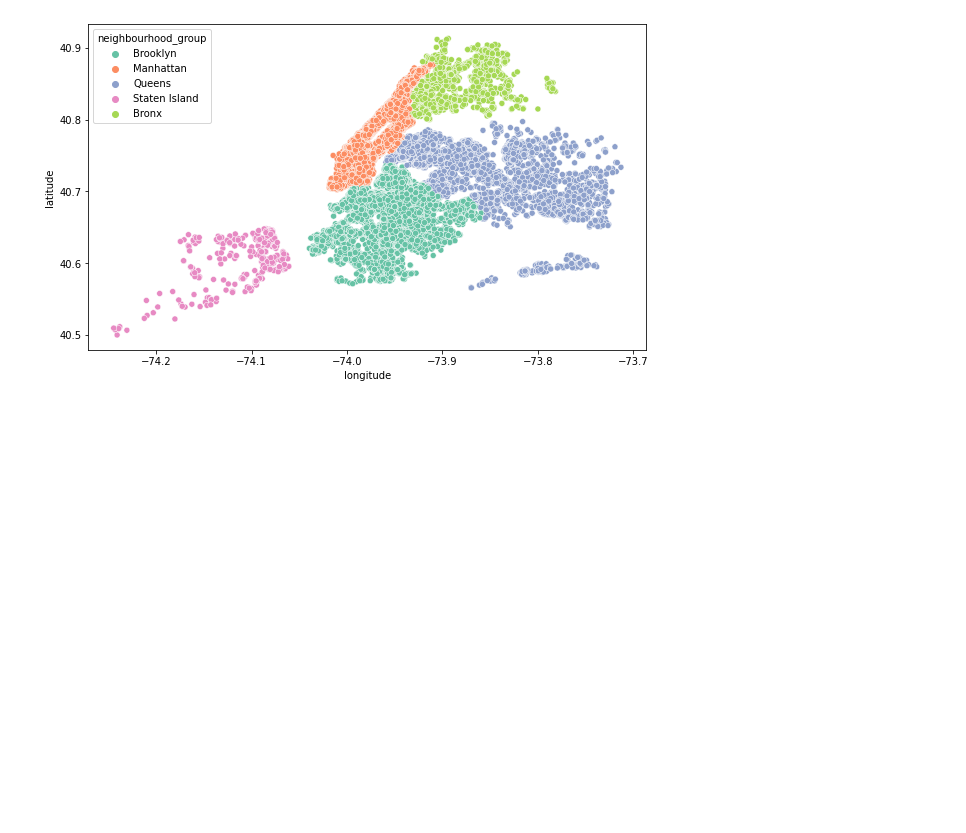
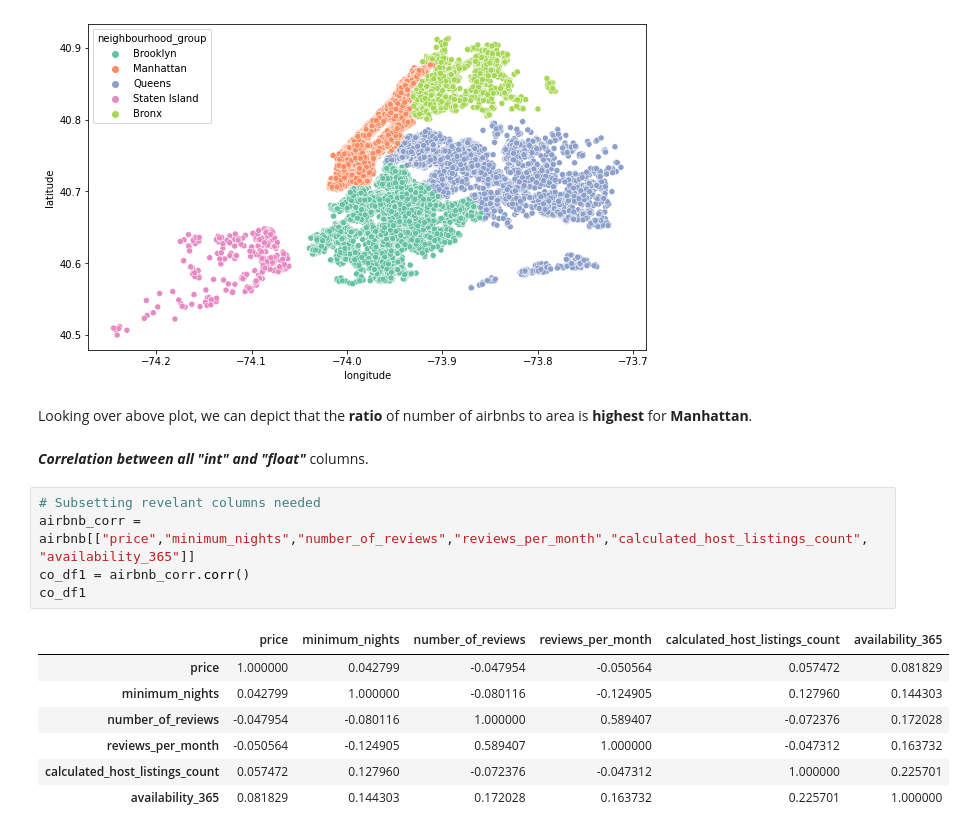
Before and after one commit to abhinavsingh-github/airbnb-booking-analysis, a Jupyter notebook: Abhinav_Singh_Airbnb_Bookings_Analysis_Capstone_Project.ipynb, the cells around one changed output. Saved outputs shown, nothing was run; the diff lists cells and outputs as text; blank space fills up the shorter version.

```diff
--- a/Abhinav_Singh_Airbnb_Bookings_Analysis_Capstone_Project.ipynb
+++ b/Abhinav_Singh_Airbnb_Bookings_Analysis_Capstone_Project.ipynb
@@ -606,3 +606,20 @@ sns.scatterplot(airbnb.longitude,airbnb.latitude,hue=airbnb.neighbourhood_group,
 # %% [output]
 <matplotlib.axes._subplots.AxesSubplot at 0x...>
 [figure]
+# %% [markdown]
+Looking over above plot, we can depict that the **ratio** of number of airbnbs to area is **highest** for **Manhattan**.
+# %% [markdown]
+***Correlation between all "int" and "float"*** columns.
+# %%
+# Subsetting revelant columns needed
+airbnb_corr = airbnb[["price","minimum_nights","number_of_reviews","reviews_per_month","calculated_host_listings_count", "availability_365"]]
+co_df1 = airbnb_corr.corr()
+co_df1
+# %% [output]
+|  | price | minimum_nights | number_of_reviews | reviews_per_month | calculated_host_listings_count | availability_365 |
+| price | 1.000000 | 0.042799 | -0.047954 | -0.050564 | 0.057472 | 0.081829 |
+| minimum_nights | 0.042799 | 1.000000 | -0.080116 | -0.124905 | 0.127960 | 0.144303 |
+| number_of_reviews | -0.047954 | -0.080116 | 1.000000 | 0.589407 | -0.072376 | 0.172028 |
+| reviews_per_month | -0.050564 | -0.124905 | 0.589407 | 1.000000 | -0.047312 | 0.163732 |
+| calculated_host_listings_count | 0.057472 | 0.127960 | -0.072376 | -0.047312 | 1.000000 | 0.225701 |
+| availability_365 | 0.081829 | 0.144303 | 0.172028 | 0.163732 | 0.225701 | 1.000000 |
```
Also changed, not shown: parts of 2 cells of this notebook.
